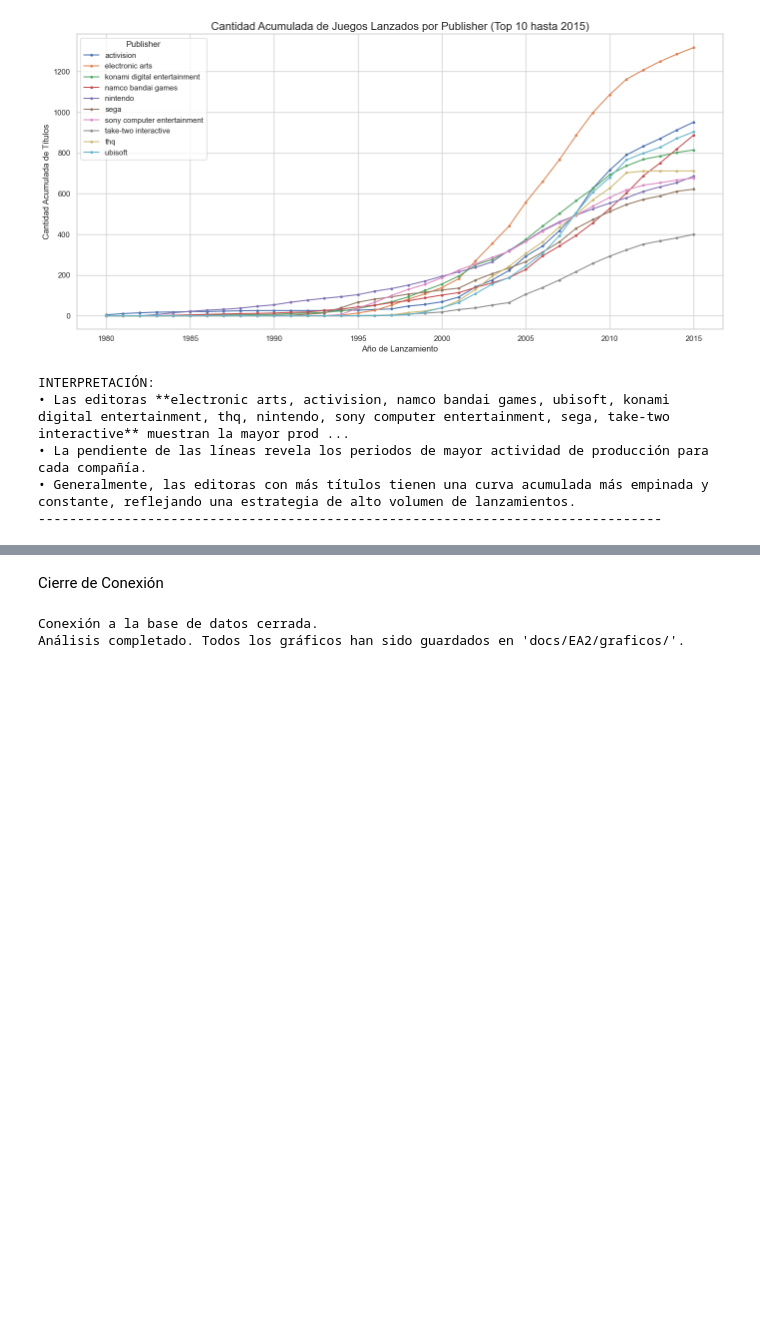
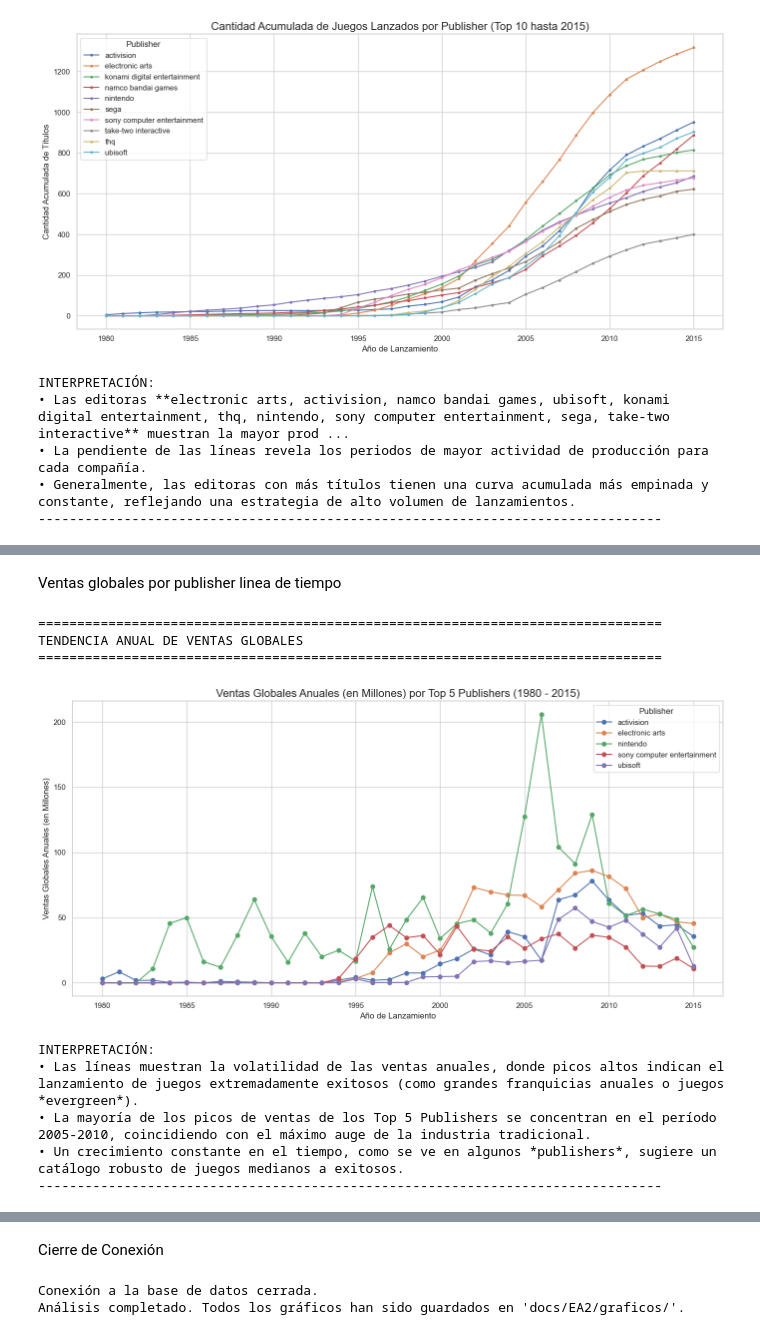
Before and after one commit to Saimon7741/proyecto_integrado_V, a Jupyter notebook: visualización..ipynb, the cells around one changed output, grey strips where cells are left out. Saved outputs shown, nothing was run; the diff lists cells and outputs as text; code cells hidden in the pictures; blank space fills up the shorter version.

```diff
--- a/visualización..ipynb
+++ b/visualización..ipynb
@@ -692,0 +701,73 @@ INTERPRETACIÓN:
+# %% [markdown]
+Ventas globales por publisher linea de tiempo
+# %%
+if conn:
+    print("\n" + "="*80)
+    print("TENDENCIA ANUAL DE VENTAS GLOBALES")
+    print("="*80)
+
+    # 1. Identificar el Top 5 de publishers por ventas totales acumuladas (hasta 2015)
+    # Reutilizamos la lógica del ranking de ventas de V6 para obtener el top 5
+    top_5_publishers_sales_query = f"""
+    SELECT publisher
+    FROM {TABLE_NAME}
+    WHERE year <= 2015
+    GROUP BY publisher
+    ORDER BY SUM(global_sales) DESC
+    LIMIT 5
+    """
+    df_top_publishers = pd.read_sql_query(top_5_publishers_sales_query, conn)
+    top_5_publishers = df_top_publishers['publisher'].tolist()
+
+    # 2. Consultar la suma de ventas globales por año para el Top 5, limitado a 2015
+    query = f"""
+    SELECT year, publisher, SUM(global_sales) AS annual_sales
+    FROM {TABLE_NAME}
+    WHERE publisher IN ({', '.join([f"'{p}'" for p in top_5_publishers])})
+    AND year <= 2015
+    AND year >= 1980
+    GROUP BY year, publisher
+    ORDER BY year, publisher
+    """
+    df_yearly_sales = pd.read_sql_query(query, conn)
+
+    # 3. Pivotar para tener años como índice y publishers como columnas
+    df_pivot_sales = df_yearly_sales.pivot_table(
+        index='year',
+        columns='publisher',
+        values='annual_sales',
+        fill_value=0
+    )
+
+    # 4. Visualización de Tendencia
+    plt.figure(figsize=(14, 7))
+    # Usamos marker='o' para destacar los años con ventas
+    df_pivot_sales.plot(kind='line', marker='o', ax=plt.gca())
+
+    plt.title('Ventas Globales Anuales (en Millones) por Top 5 Publishers (1980 - 2015)', fontsize=16)
+    plt.ylabel('Ventas Globales Anuales (en Millones)', fontsize=12)
+    plt.xlabel('Año de Lanzamiento', fontsize=12)
+    plt.legend(title='Publisher')
+    plt.grid(True)
+    plt.tight_layout()
+
+    # Guardar gráfico
+    filename = 'v7_linea_tiempo_ventas_anuales_publishers_2015.png'
+    plt.savefig(os.path.join(GRAPHICS_DIR, filename))
+    plt.show()
+
+    print("INTERPRETACIÓN:")
+    print(f"• Las líneas muestran la volatilidad de las ventas anuales, donde picos altos indican el lanzamiento de juegos extremadamente exitosos (como grandes franquicias anuales o juegos *evergreen*).")
+    print("• La mayoría de los picos de ventas de los Top 5 Publishers se concentran en el período 2005-2010, coincidiendo con el máximo auge de la industria tradicional.")
+    print("• Un crecimiento constante en el tiempo, como se ve en algunos *publishers*, sugiere un catálogo robusto de juegos medianos a exitosos.")
+    print("-" * 80)
+# %% [output]
+================================================================================
+TENDENCIA ANUAL DE VENTAS GLOBALES
+================================================================================
+[figure, added]
+INTERPRETACIÓN:
+• Las líneas muestran la volatilidad de las ventas anuales, donde picos altos indican el lanzamiento de juegos extremadamente exitosos (como grandes franquicias anuales o juegos *evergreen*).
+• La mayoría de los picos de ventas de los Top 5 Publishers se concentran en el período 2005-2010, coincidiendo con el máximo auge de la industria tradicional.
+• Un crecimiento constante en el tiempo, como se ve en algunos *publishers*, sugiere un catálogo robusto de juegos medianos a exitosos.
+--------------------------------------------------------------------------------
```
Also changed, not shown: parts of 7 cells of this notebook, 7 other files.
